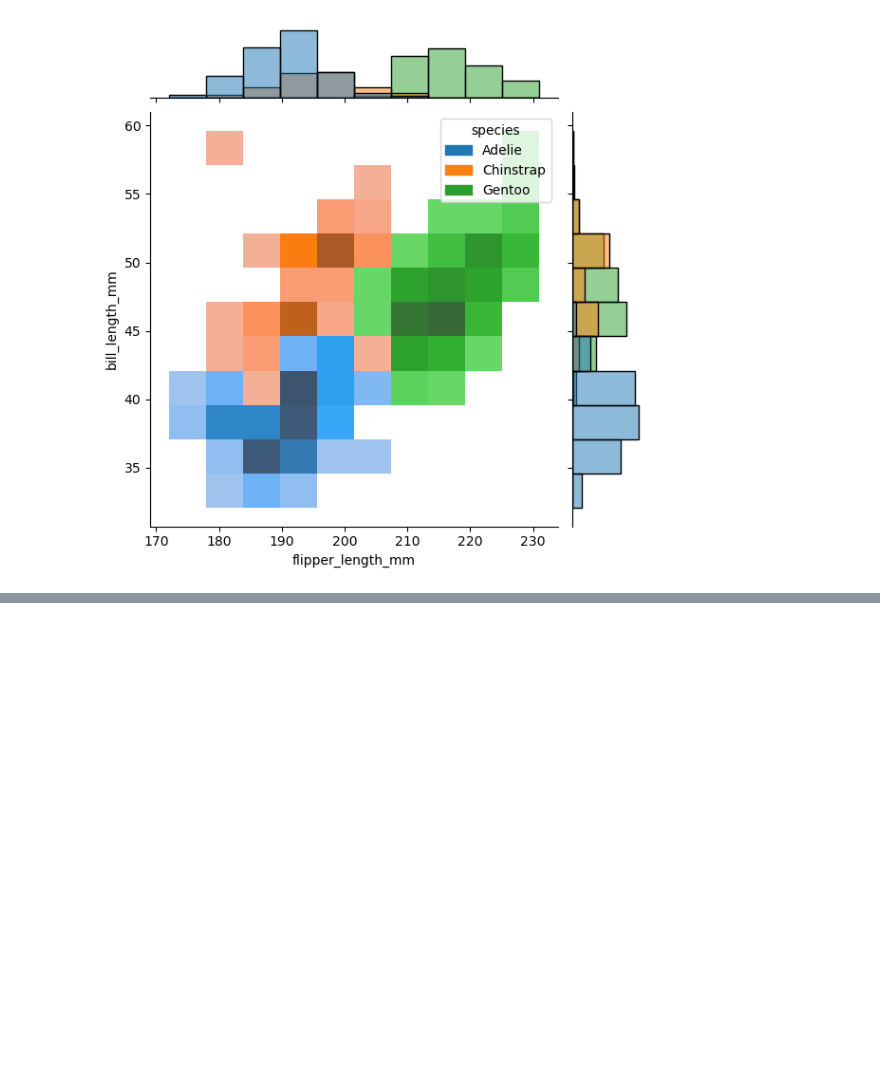
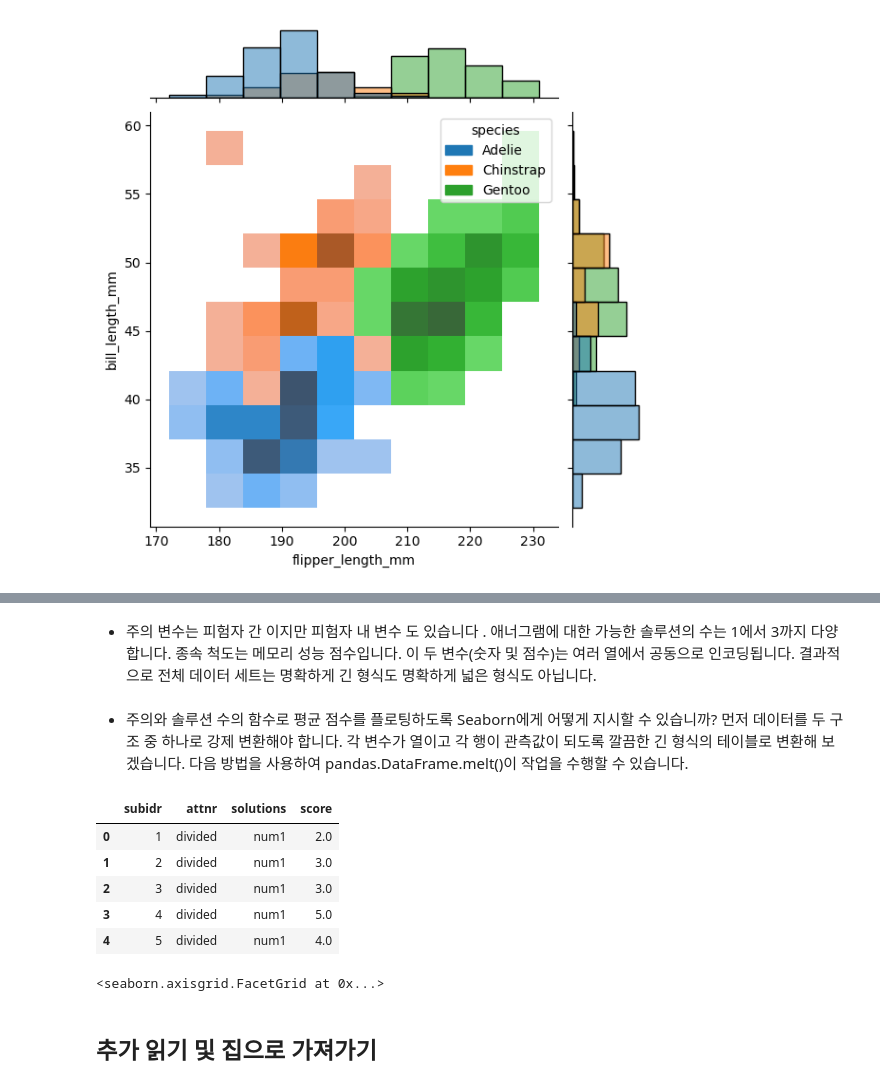
Before and after one commit to Bae-Sangbin/seaborn, a Jupyter notebook: API Overview (1).ipynb, the cells around one changed output, grey strips where cells are left out. Cells and saved outputs as stored; diff of their text form; code cells hidden in the pictures; blank space fills up the shorter version.

```diff
--- a/API Overview.ipynb
+++ b/API Overview (1).ipynb
@@ -179,0 +295,20 @@ sns.jointplot(data=penguins, x="flipper_length_mm", y="bill_length_mm", hue="spe
+# %% [markdown]
+* 주의 변수는 피험자 간 이지만 피험자 내 변수 도 있습니다 . 애너그램에 대한 가능한 솔루션의 수는 1에서 3까지 다양합니다. 종속 척도는 메모리 성능 점수입니다. 이 두 변수(숫자 및 점수)는 여러 열에서 공동으로 인코딩됩니다. 결과적으로 전체 데이터 세트는 명확하게 긴 형식도 명확하게 넓은 형식도 아닙니다.
+# %% [markdown]
+* 주의와 솔루션 수의 함수로 평균 점수를 플로팅하도록 Seaborn에게 어떻게 지시할 수 있습니까? 먼저 데이터를 두 구조 중 하나로 강제 변환해야 합니다. 각 변수가 열이고 각 행이 관측값이 되도록 깔끔한 긴 형식의 테이블로 변환해 보겠습니다. 다음 방법을 사용하여 pandas.DataFrame.melt()이 작업을 수행할 수 있습니다.
+# %%
+anagrams_long = anagrams.melt(id_vars=["subidr", "attnr"], var_name="solutions", value_name="score")
+anagrams_long.head()
+# %% [output]
+|  | subidr | attnr | solutions | score |
+| 0 | 1 | divided | num1 | 2.0 |
+| 1 | 2 | divided | num1 | 3.0 |
+| 2 | 3 | divided | num1 | 3.0 |
+| 3 | 4 | divided | num1 | 5.0 |
+| 4 | 5 | divided | num1 | 4.0 |
+# %%
+sns.catplot(data=anagrams_long, x="solutions", y="score", hue="attnr", kind="point")
+# %% [output]
+<seaborn.axisgrid.FacetGrid at 0x...>
+# %% [markdown]
+## 추가 읽기 및 집으로 가져가기
```
Also changed, not shown: parts of 52 cells of this notebook.
